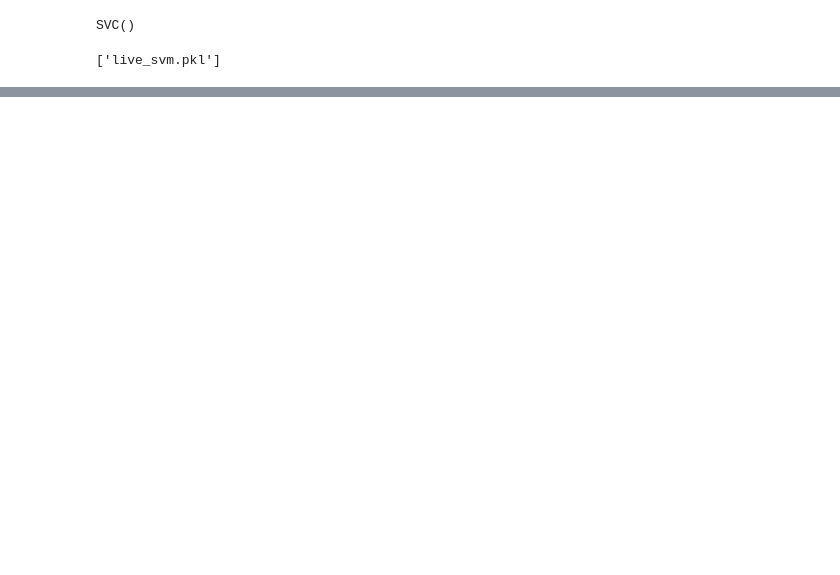
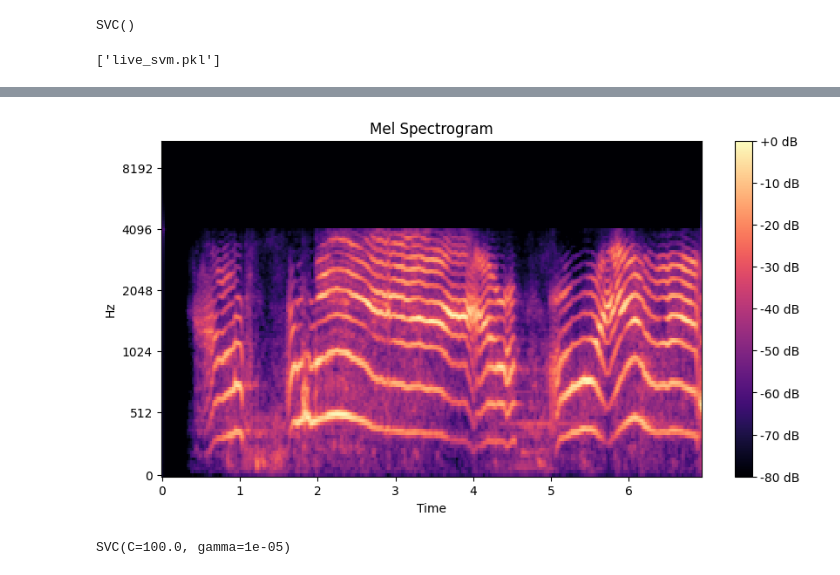
Before and after one commit to alem-147/infasafe, a Jupyter notebook: audio_analysis/Audio_Demo.ipynb, the cells around one changed output, grey strips where cells are left out. Saved outputs shown, nothing was run; the diff lists cells and outputs as text; code cells hidden in the pictures; blank space fills up the shorter version.

```diff
--- a/audio_analysis/Audio_Demo.ipynb
+++ b/audio_analysis/Audio_Demo.ipynb
@@ -969,0 +971,23 @@ ipd.Audio(cry_testing_file)
+# %%
+import librosa
+import librosa.display
+import matplotlib.pyplot as plt
+
+# Load the WAV file
+file_path = './data/test/dono/dono_cry_1.wav'
+y, sr = librosa.load(file_path)
+
+# Compute the Mel spectrogram
+mel_spectrogram = librosa.feature.melspectrogram(y=y, sr=sr)
+
+# Convert power spectrogram to dB scale
+mel_spectrogram_db = librosa.power_to_db(mel_spectrogram, ref=np.max)
+
+# Display the Mel spectrogram
+plt.figure(figsize=(10, 5))
+librosa.display.specshow(mel_spectrogram_db, x_axis='time', y_axis='mel')
+plt.colorbar(format='%+2.0f dB')
+plt.title('Mel Spectrogram')
+plt.show()
+# %% [output]
+[figure, added]
@@ -969,0 +1034,11 @@ ipd.Audio(cry_testing_file)
+# %%
+# clf = svm.SVC(kernel='rbf')
+clf = svm.SVC(C=100.0, gamma=1e-5)
+# clf = svm.NuSVC(gamma="auto")
+#Train the model using the training sets
+clf.fit(X_train.values, y_train)
+
+#Predict the response for test dataset
+# y_pred = clf.predict(X_test)
+# %% [output]
+SVC(C=100.0, gamma=1e-05)
```
Also changed, not shown: parts of 21 cells of this notebook, 4 other files.
